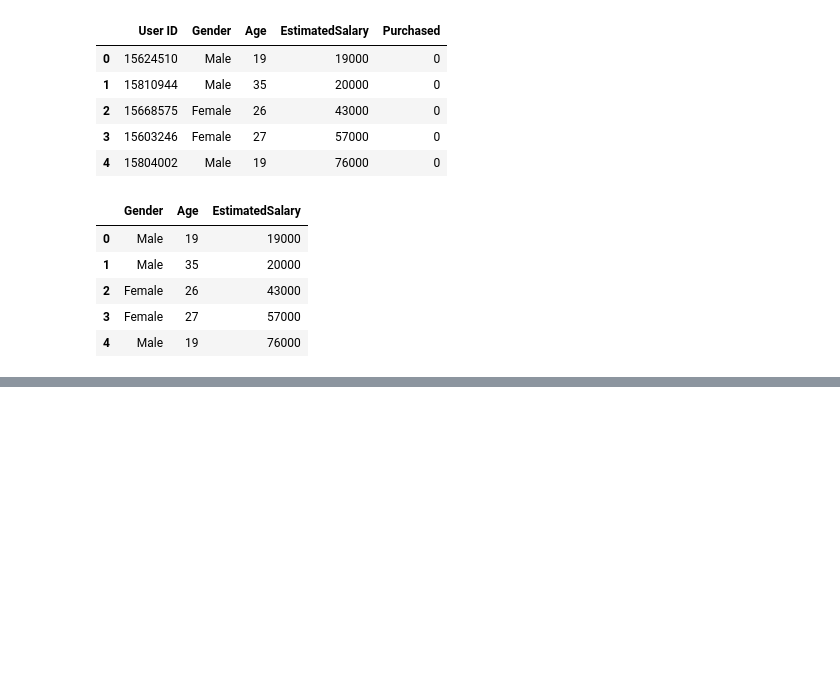
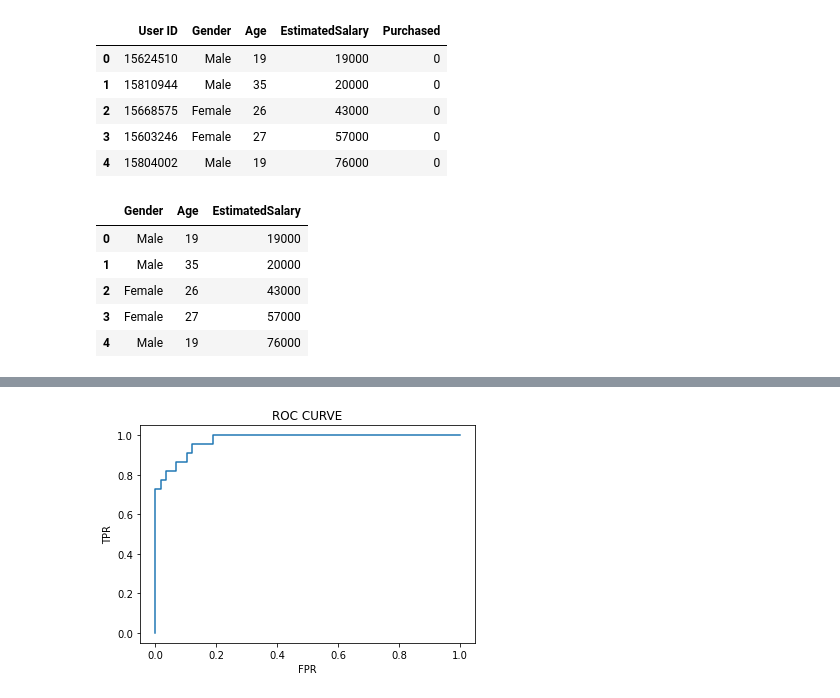
Before and after one commit to Sri-Tulasi/VIT_Morning_Slot, a Jupyter notebook: Logistic Regression.ipynb, the cells around one changed output, grey strips where cells are left out. Cells and saved outputs as stored; diff of their text form; code cells hidden in the pictures; blank space fills up the shorter version.

```diff
--- a/Logistic Regression.ipynb
+++ b/Logistic Regression.ipynb
@@ -163,0 +232,5 @@ x.head()
+# %%
+from sklearn.linear_model import LogisticRegression
+model=LogisticRegression()
+# %%
+model.fit(x_train,y_train)
@@ -163,0 +335,2 @@ x.head()
+# %%
+probability=model.predict_proba(x_test)[:,1]
@@ -163,0 +356,11 @@ x.head()
+# %%
+# roc_curve
+fpr,tpr,threshsholds = roc_curve(y_test,probability)
+# %%
+plt.plot(fpr,tpr)
+plt.xlabel('FPR')
+plt.ylabel('TPR')
+plt.title('ROC CURVE')
+plt.show()
+# %% [output]
+[figure, added]
```
Also changed, not shown: parts of 26 cells of this notebook.
